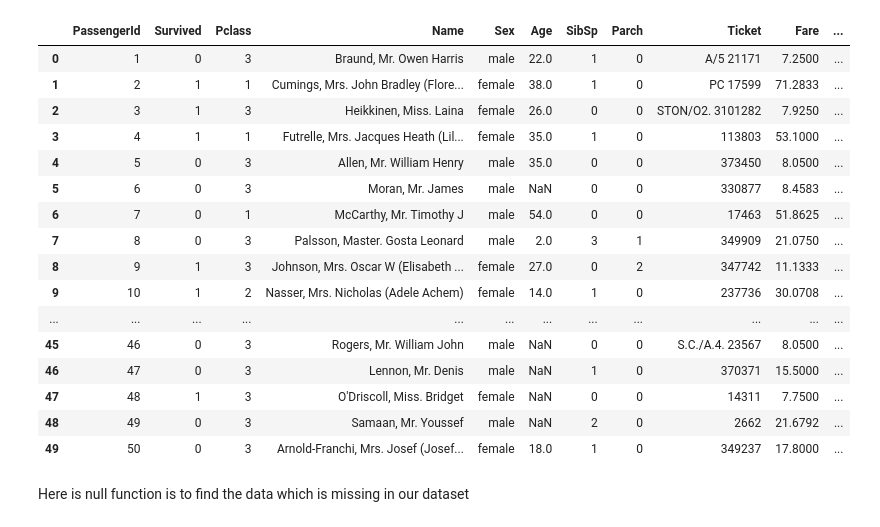
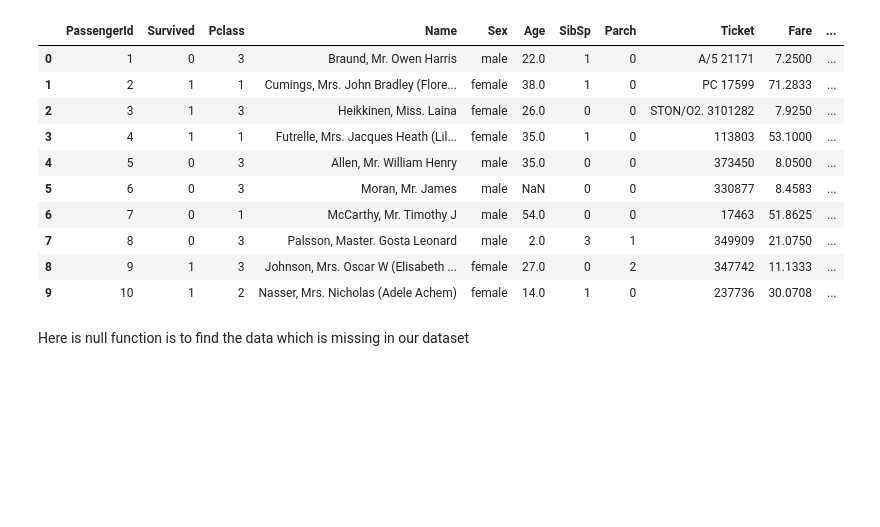
Before and after one commit to way2abhii/Coding, a Jupyter notebook: ML/titanic.ipynb, the cells around one changed output. Drawn from its saved outputs; the diff is of its cells as text; code cells hidden in the pictures; blank space fills up the shorter version.

```diff
--- a/ML/titanic.ipynb
+++ b/ML/titanic.ipynb
@@ -7,25 +7,19 @@ import sweetviz as sv
 # %%
 df = pd.read_csv('titanic_train.csv')
 # %%
-df.head(50)
+df.head(10)
 # %% [output]
 |  | PassengerId | Survived | Pclass | Name | Sex | Age | SibSp | Parch | Ticket | Fare | ... |
 | 0 | 1 | 0 | 3 | Braund, Mr. Owen Harris | male | 22.0 | 1 | 0 | A/5 21171 | 7.2500 | ... |
 | 1 | 2 | 1 | 1 | Cumings, Mrs. John Bradley (Flore... | female | 38.0 | 1 | 0 | PC 17599 | 71.2833 | ... |
 | 2 | 3 | 1 | 3 | Heikkinen, Miss. Laina | female | 26.0 | 0 | 0 | STON/O2. 3101282 | 7.9250 | ... |
 | 3 | 4 | 1 | 1 | Futrelle, Mrs. Jacques Heath (Lil... | female | 35.0 | 1 | 0 | 113803 | 53.1000 | ... |
 | 4 | 5 | 0 | 3 | Allen, Mr. William Henry | male | 35.0 | 0 | 0 | 373450 | 8.0500 | ... |
 | 5 | 6 | 0 | 3 | Moran, Mr. James | male | NaN | 0 | 0 | 330877 | 8.4583 | ... |
 | 6 | 7 | 0 | 1 | McCarthy, Mr. Timothy J | male | 54.0 | 0 | 0 | 17463 | 51.8625 | ... |
 | 7 | 8 | 0 | 3 | Palsson, Master. Gosta Leonard | male | 2.0 | 3 | 1 | 349909 | 21.0750 | ... |
 | 8 | 9 | 1 | 3 | Johnson, Mrs. Oscar W (Elisabeth ... | female | 27.0 | 0 | 2 | 347742 | 11.1333 | ... |
 | 9 | 10 | 1 | 2 | Nasser, Mrs. Nicholas (Adele Achem) | female | 14.0 | 1 | 0 | 237736 | 30.0708 | ... |
-| ... | ... | ... | ... | ... | ... | ... | ... | ... | ... | ... | ... |
-| 45 | 46 | 0 | 3 | Rogers, Mr. William John | male | NaN | 0 | 0 | S.C./A.4. 23567 | 8.0500 | ... |
-| 46 | 47 | 0 | 3 | Lennon, Mr. Denis | male | NaN | 1 | 0 | 370371 | 15.5000 | ... |
-| 47 | 48 | 1 | 3 | O'Driscoll, Miss. Bridget | female | NaN | 0 | 0 | 14311 | 7.7500 | ... |
-| 48 | 49 | 0 | 3 | Samaan, Mr. Youssef | male | NaN | 2 | 0 | 2662 | 21.6792 | ... |
-| 49 | 50 | 0 | 3 | Arnold-Franchi, Mrs. Josef (Josef... | female | 18.0 | 1 | 0 | 349237 | 17.8000 | ... |
 # %% [markdown]
 Here is null function is to find the data which is missing in our dataset
 # %%
```
Also changed, not shown: parts of 10 cells of this notebook.
